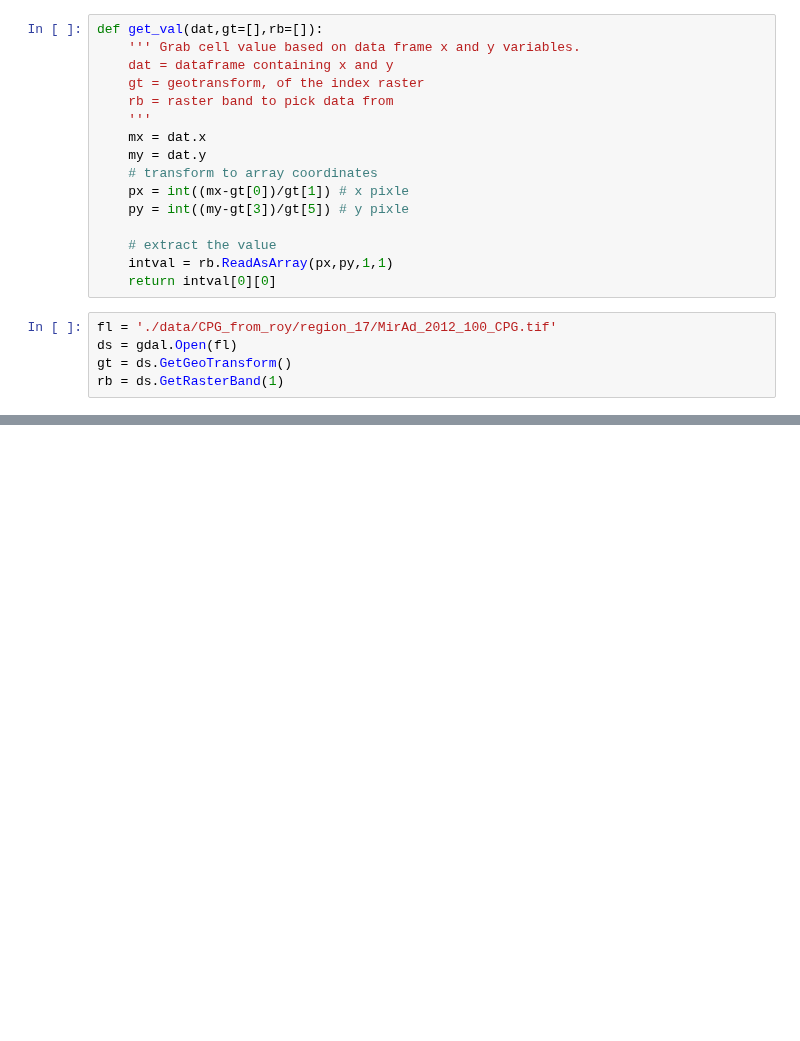
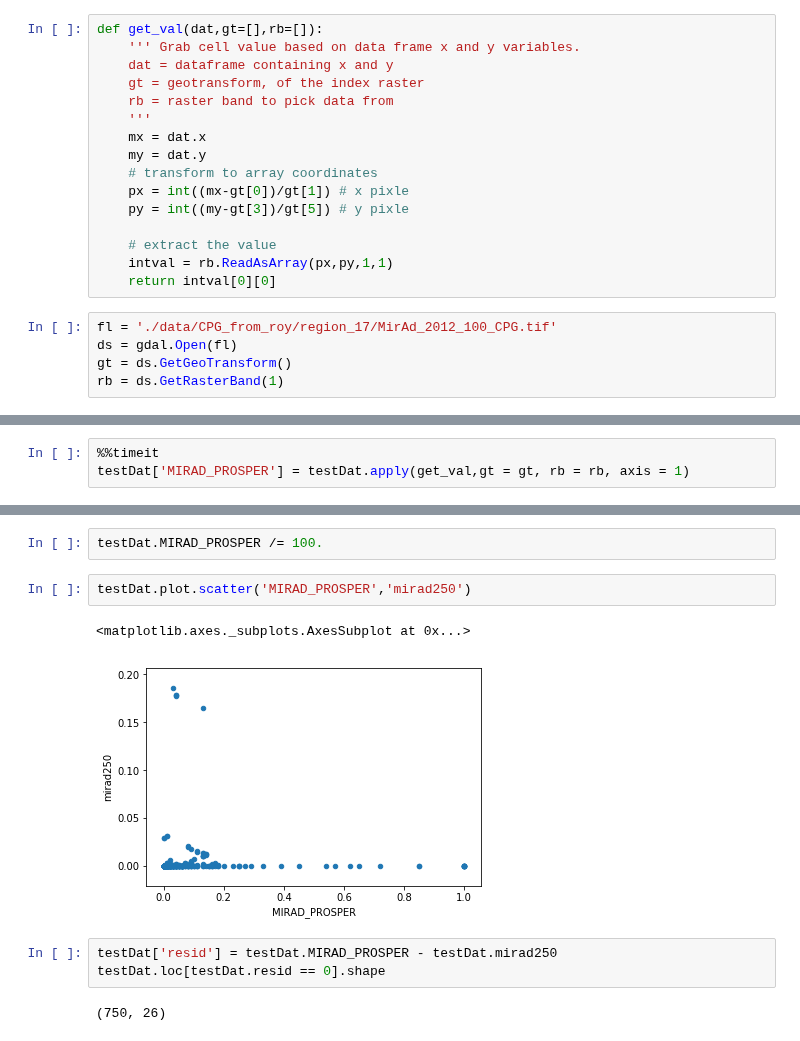
Before and after one commit to usgs/water-fcpg-tools, a Jupyter notebook: CPG_comparison.ipynb, the cells around one changed output, grey strips where cells are left out. Saved outputs shown, nothing was run; the diff lists cells and outputs as text; blank space fills up the shorter version.

Commit message:
comparison of the CPG tools with a PROSPER CPG

```diff
--- a/CPG_comparison.ipynb
+++ b/CPG_comparison.ipynb
@@ -39,0 +41,3 @@ testDat.head()
+# %%
+%%timeit
+testDat['MIRAD_PROSPER'] = testDat.apply(get_val,gt = gt, rb = rb, axis = 1)
@@ -39,0 +46,12 @@ testDat.head()
+# %%
+testDat.MIRAD_PROSPER /= 100.
+# %%
+testDat.plot.scatter('MIRAD_PROSPER','mirad250')
+# %% [output]
+<matplotlib.axes._subplots.AxesSubplot at 0x...>
+[figure, added]
+# %%
+testDat['resid'] = testDat.MIRAD_PROSPER - testDat.mirad250
+testDat.loc[testDat.resid == 0].shape
+# %% [output]
+(750, 26)
```
Also changed, not shown: parts of 6 cells of this notebook.
